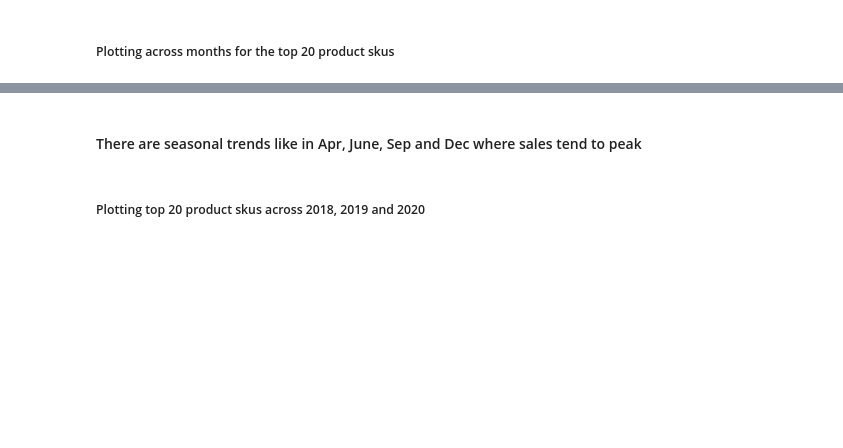
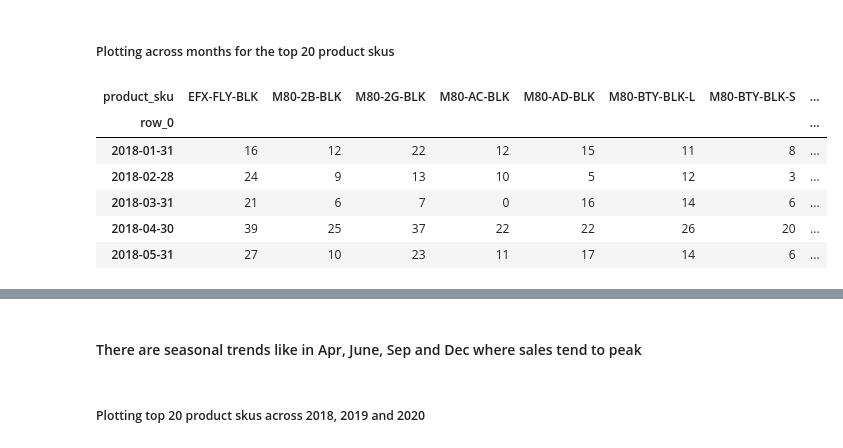
Before and after one commit to powlook/IRS-PM-2021-01-16-IS03PT-GRP-Telescope-OrderForecastingSystem, a Jupyter notebook: SystemFiles/notebooks/P_orderproducts_EDA.ipynb, the cells around one changed output, grey strips where cells are left out. Cells and saved outputs as stored; diff of their text form; code cells hidden in the pictures; blank space fills up the shorter version.

```diff
--- a/SystemFiles/notebooks/P_orderproducts_EDA.ipynb
+++ b/SystemFiles/notebooks/P_orderproducts_EDA.ipynb
@@ -65,3 +135,13 @@ df.set_index('order_date', inplace=True)
 # %%
 prod_monthly = pd.crosstab(df.index, df['product_sku']).resample('M').sum()
 x_labels = list(prod_monthly.index.strftime('%Y-%m').values)
+# %%
+prod_monthly['2018':].head()
+# %% [output]
+| product_sku | EFX-FLY-BLK | M80-2B-BLK | M80-2G-BLK | M80-AC-BLK | M80-AD-BLK | M80-BTY-BLK-L | M80-BTY-BLK-S | ... |
+| row_0 |  |  |  |  |  |  |  | ... |
+| 2018-01-31 | 16 | 12 | 22 | 12 | 15 | 11 | 8 | ... |
+| 2018-02-28 | 24 | 9 | 13 | 10 | 5 | 12 | 3 | ... |
+| 2018-03-31 | 21 | 6 | 7 | 0 | 16 | 14 | 6 | ... |
+| 2018-04-30 | 39 | 25 | 37 | 22 | 22 | 26 | 20 | ... |
+| 2018-05-31 | 27 | 10 | 23 | 11 | 17 | 14 | 6 | ... |
```
Also changed, not shown: parts of 14 cells of this notebook, 5 other files.
